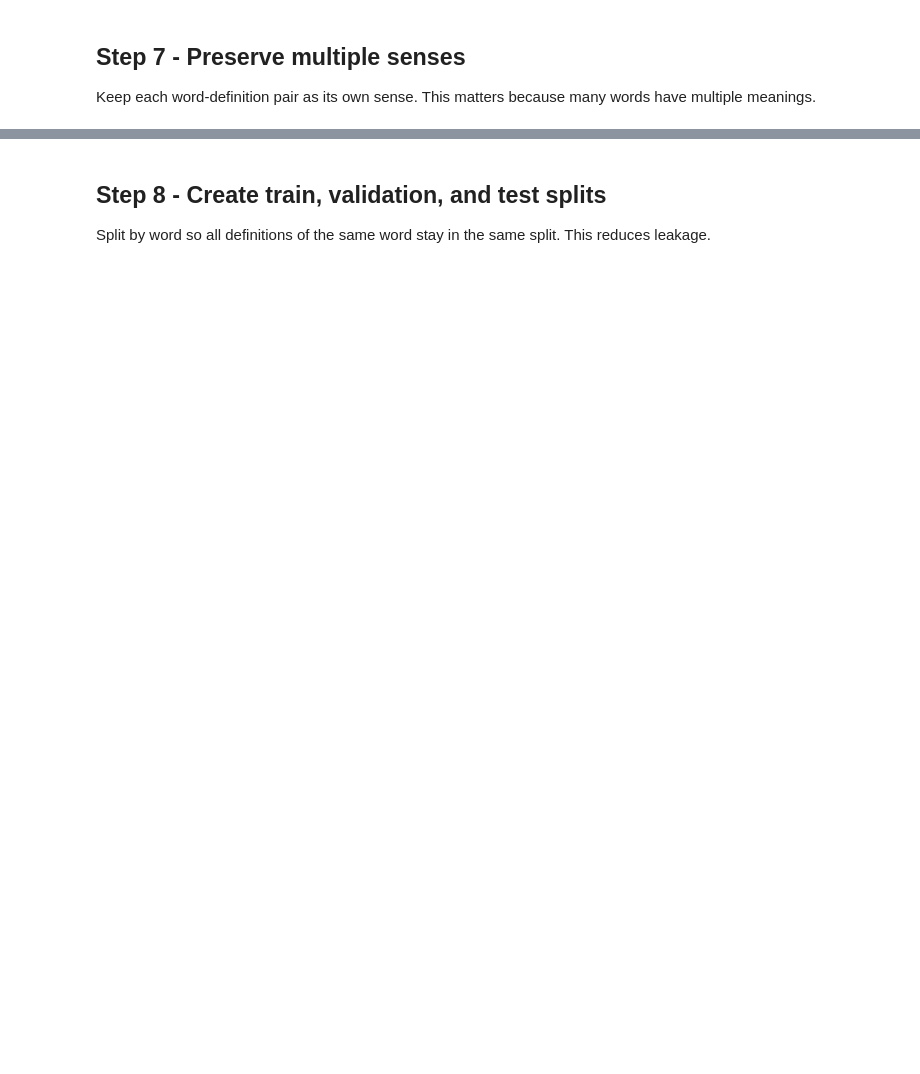
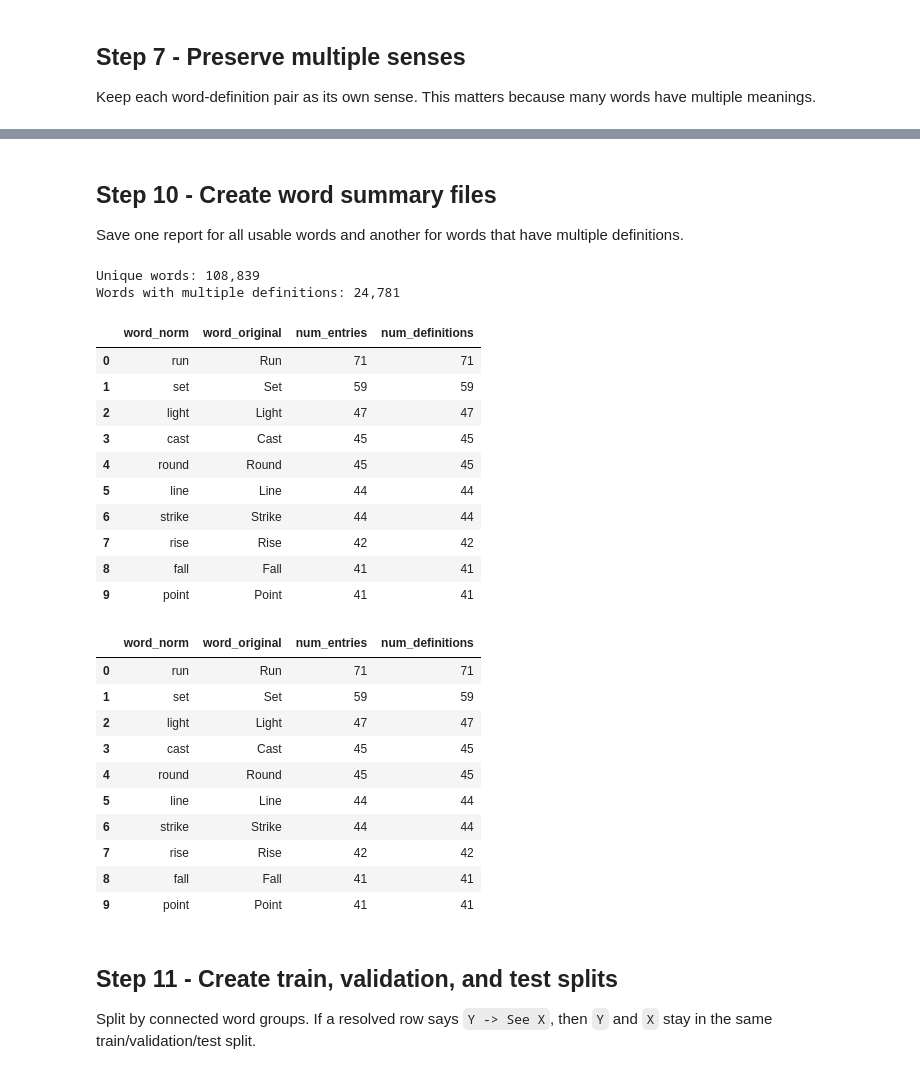
Before and after one commit to DivProC/MLCapstone_ReverseDict, a Jupyter notebook: notebooks/02_preprocessing_OPTED.ipynb, the cells around one changed output, grey strips where cells are left out. Saved outputs shown, nothing was run; the diff lists cells and outputs as text; code cells hidden in the pictures; blank space fills up the shorter version.

```diff
--- a/notebooks/02_preprocessing_OPTED.ipynb
+++ b/notebooks/02_preprocessing_OPTED.ipynb
@@ -168,7 +478,58 @@ display(df[["entry_id", "word_original", "sense_number", "definition_original"]]
+# %% [markdown]
+## Step 10 - Create word summary files
+
+Save one report for all usable words and another for words that have multiple definitions.
+# %%
+word_summary_source_df = df[~df["is_unresolved_cross_reference"]].copy()
+
+unique_words_df = (
+    word_summary_source_df.groupby("word_norm")
+    .agg(
+        word_original=("word_original", "first"),
+        num_entries=("entry_id", "size"),
+        num_definitions=("definition_norm", "nunique"),
+    )
+    .sort_values(["num_definitions", "word_norm"], ascending=[False, True])
+    .reset_index()
+)
+
+multiple_definition_words_df = unique_words_df[
+    unique_words_df["num_definitions"] > 1
+].copy()
+
+print(f"Unique words: {len(unique_words_df):,}")
+print(f"Words with multiple definitions: {len(multiple_definition_words_df):,}")
+display(unique_words_df.head(10))
+display(multiple_definition_words_df.head(10))
+# %% [output]
+Unique words: 108,839
+Words with multiple definitions: 24,781
+|  | word_norm | word_original | num_entries | num_definitions |
+| 0 | run | Run | 71 | 71 |
+| 1 | set | Set | 59 | 59 |
+| 2 | light | Light | 47 | 47 |
+| 3 | cast | Cast | 45 | 45 |
+| 4 | round | Round | 45 | 45 |
+| 5 | line | Line | 44 | 44 |
+| 6 | strike | Strike | 44 | 44 |
+| 7 | rise | Rise | 42 | 42 |
+| 8 | fall | Fall | 41 | 41 |
+| 9 | point | Point | 41 | 41 |
+|  | word_norm | word_original | num_entries | num_definitions |
+| 0 | run | Run | 71 | 71 |
+| 1 | set | Set | 59 | 59 |
+| 2 | light | Light | 47 | 47 |
+| 3 | cast | Cast | 45 | 45 |
+| 4 | round | Round | 45 | 45 |
+| 5 | line | Line | 44 | 44 |
+| 6 | strike | Strike | 44 | 44 |
+| 7 | rise | Rise | 42 | 42 |
+| 8 | fall | Fall | 41 | 41 |
+| 9 | point | Point | 41 | 41 |
 # %% [markdown]
-## Step 8 - Create train, validation, and test splits
+## Step 11 - Create train, validation, and test splits
 
-Split by word so all definitions of the same word stay in the same split. This reduces leakage.
+Split by connected word groups. If a resolved row says `Y -> See X`, then `Y` and `X` stay in the same train/validation/test split.
 # %%
 RANDOM_SEED = 42
 TRAIN_RATIO = 0.80
```
Also changed, not shown: parts of 24 cells of this notebook, 9 other files.
